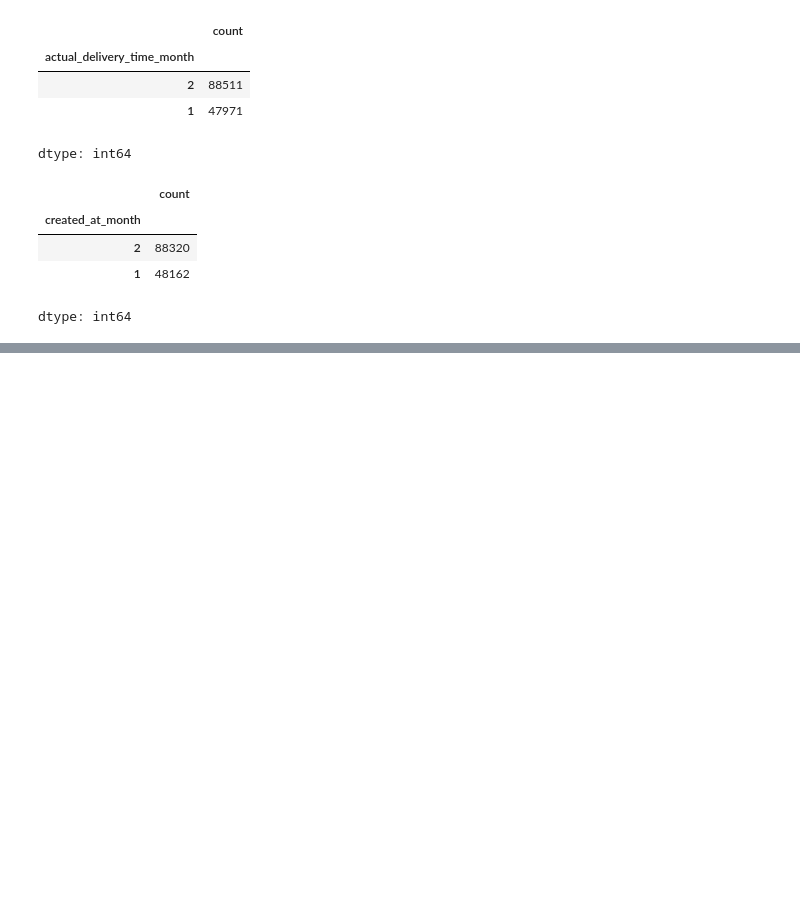
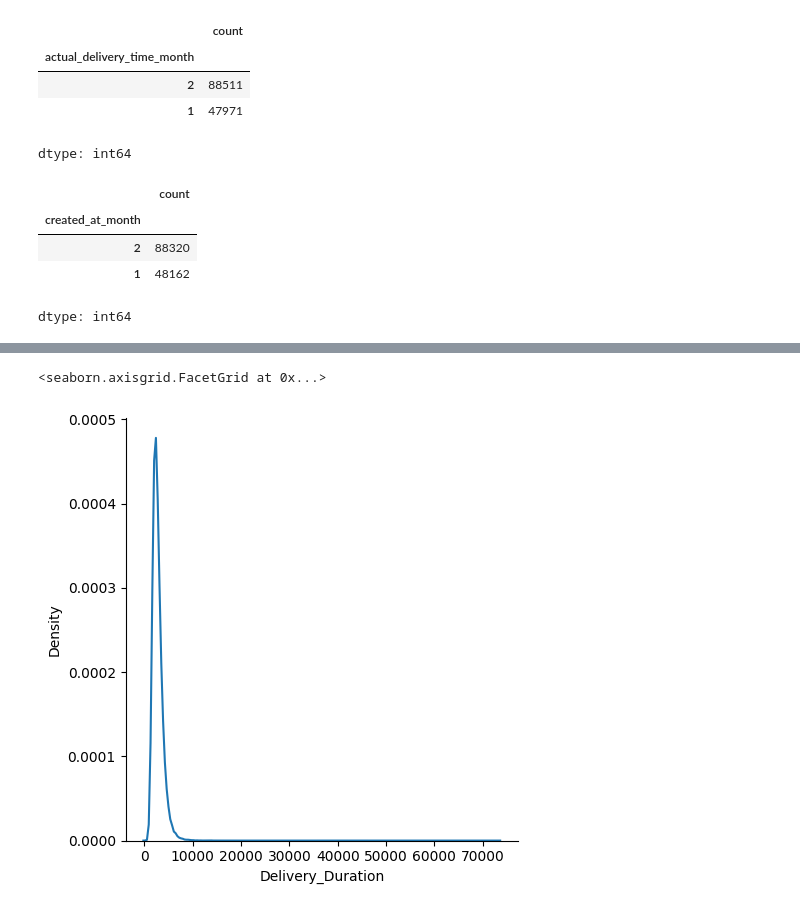
Before and after one commit to 202422/Delivery-Duration-Prediction, a Jupyter notebook: Feature engineering/Feature_engineering.ipynb, the cells around one changed output, grey strips where cells are left out. Cells and saved outputs as stored; diff of their text form; code cells hidden in the pictures; blank space fills up the shorter version.

```diff
--- a/Feature engineering/Feature_engineering.ipynb
+++ b/Feature engineering/Feature_engineering.ipynb
@@ -194,4 +197,4 @@ df['created_at_month'].value_counts()
 | 1 | 48162 |
 dtype: int64
 # %%
-df.drop("created_at_year", inplace = True, axis = 1)
+df.drop(columns=["created_at_year", "actual_delivery_time_year"], inplace = True, axis = 1 )
@@ -214,0 +231,5 @@ df
+# %%
+sns.displot(data = df, x = "Delivery_Duration", kind = "kde")
+# %% [output]
+<seaborn.axisgrid.FacetGrid at 0x...>
+[figure, added]
```
Also changed, not shown: parts of 14 cells of this notebook.
